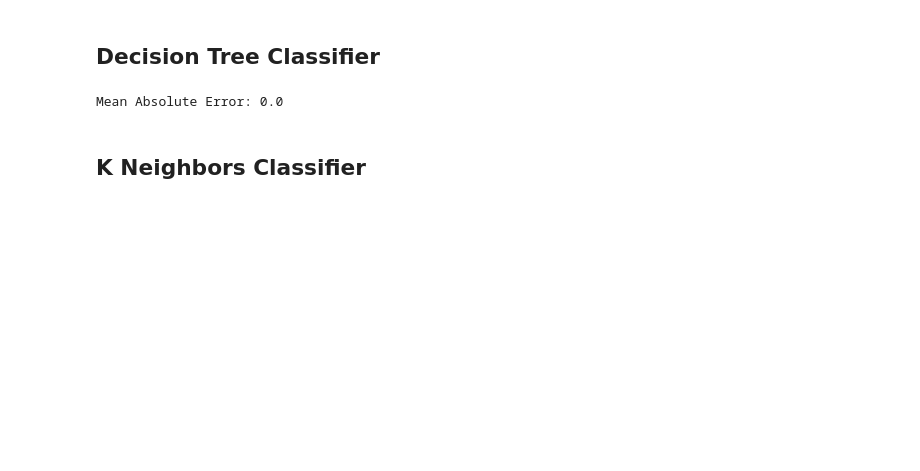
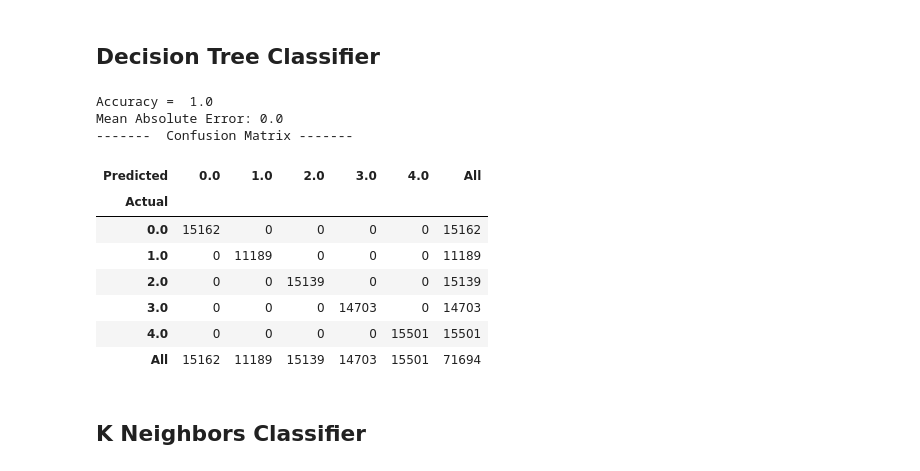
Before and after one commit to alishan2040/ml_project, a Jupyter notebook: Machine_learning_Algos.ipynb, the cells around one changed output. Cells and saved outputs as stored; diff of their text form; code cells hidden in the pictures; blank space fills up the shorter version.

```diff
--- a/Machine_learning_Algos.ipynb
+++ b/Machine_learning_Algos.ipynb
@@ -81,21 +96,34 @@ Mean Absolute Error: 0.047549306776
 # %%
 from sklearn import tree
 
 #Creating Decision Tree Classifier
 clf = tree.DecisionTreeClassifier()
 
 #Train the Model using dataset
 clf.fit(Xtrain, ytrain)
 
 #Predict the output
 yfit = clf.predict(Xtest)
 
 # Calculating Error in predictions
 mae = mean_absolute_error(ytest, yfit)
 
+print "Accuracy = ", np.sum(yfit==ytest)/float(ytest.shape[0])
 print "Mean Absolute Error:",mae
+print "-------  Confusion Matrix -------"
+t.print_confusion_matrix(yfit.ravel(),ytest.ravel())
 # %% [output]
+Accuracy =  1.0
 Mean Absolute Error: 0.0
+-------  Confusion Matrix -------
+| Predicted | 0.0 | 1.0 | 2.0 | 3.0 | 4.0 | All |
+| Actual |  |  |  |  |  |  |
+| 0.0 | 15162 | 0 | 0 | 0 | 0 | 15162 |
+| 1.0 | 0 | 11189 | 0 | 0 | 0 | 11189 |
+| 2.0 | 0 | 0 | 15139 | 0 | 0 | 15139 |
+| 3.0 | 0 | 0 | 0 | 14703 | 0 | 14703 |
+| 4.0 | 0 | 0 | 0 | 0 | 15501 | 15501 |
+| All | 15162 | 11189 | 15139 | 14703 | 15501 | 71694 |
 # %% [markdown]
 ## K Neighbors Classifier
 # %%
```
Also changed, not shown: parts of 12 cells of this notebook.
